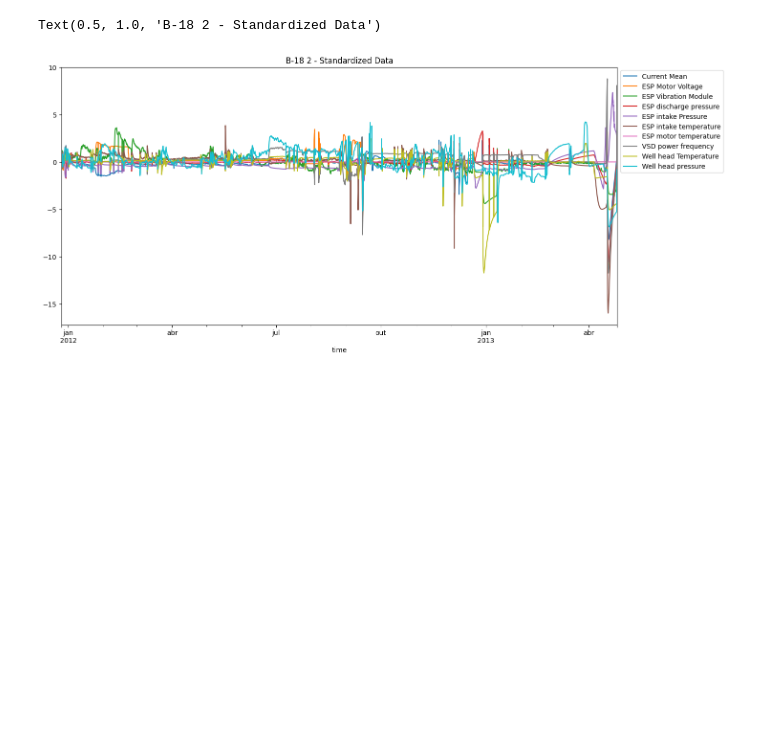
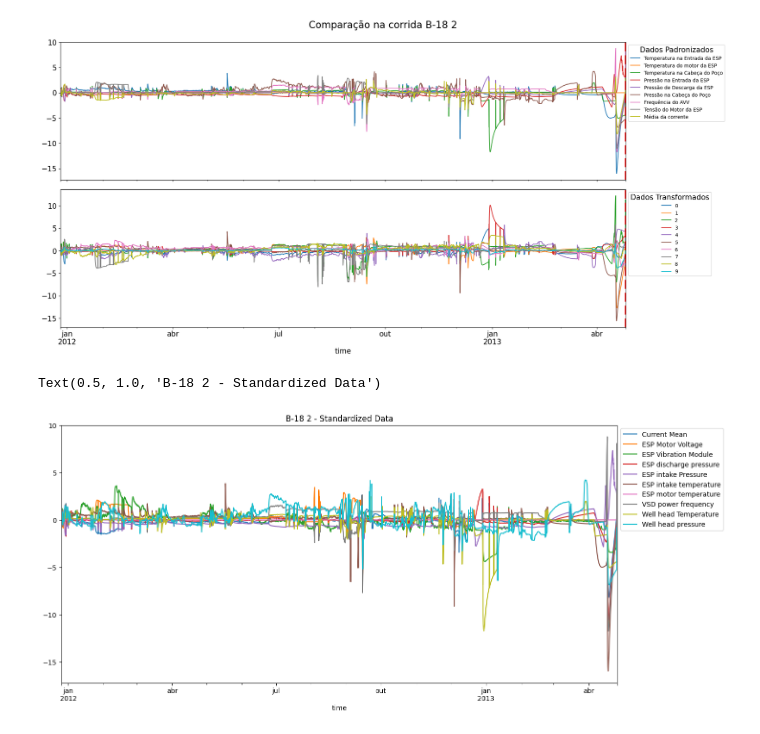
Before and after one commit to RL2-SP3/LISSA, a Jupyter notebook: examples/analise_dados_PCA.ipynb, the cells around one changed output. Cells and saved outputs as stored; diff of their text form; code cells hidden in the pictures; blank space fills up the shorter version.

```diff
--- a/examples/analise_dados_PCA.ipynb
+++ b/examples/analise_dados_PCA.ipynb
@@ -64,3 +88,28 @@ ICAdata = li.ExportPCAData(ICAdata,entireData)
+# %%
+pump = pumpList[0]
+pumpDataOriginal = entireData.loc[entireData["Well Run"]==pump].copy()
+pumpData = ICAdata.loc[ICAdata["Well Run"]==pump].copy()
+
+Headers = [
+    #'ESP discharge temperature sensor',
+    'ESP intake temperature',
+    'ESP motor temperature',
+    'Well head Temperature',
+    'ESP intake Pressure',
+    'ESP discharge pressure',
+    #'ESP differential pressure',
+    'Well head pressure',
+    'VSD power frequency',
+    'ESP Motor Voltage',
+    'Current Mean'
+    #'ESP Vibration Module',
+    #'ESP Power'
+    ]
+
+fig,axs = li.ComparisionPlot(pumpDataOriginal,pumpData,"Comparação na corrida "+pump,ICAHeaders,Headers,english=False,padF = 1.12,figsizeT=(20,10))
+plt.savefig("../imagens_gerais/ICA_b_28_2.jpg")
+# %% [output]
+[figure, added]
 # %%
 pump = pumpList[0]
 
```
Also changed, not shown: parts of 8 cells of this notebook, 2 other files.
